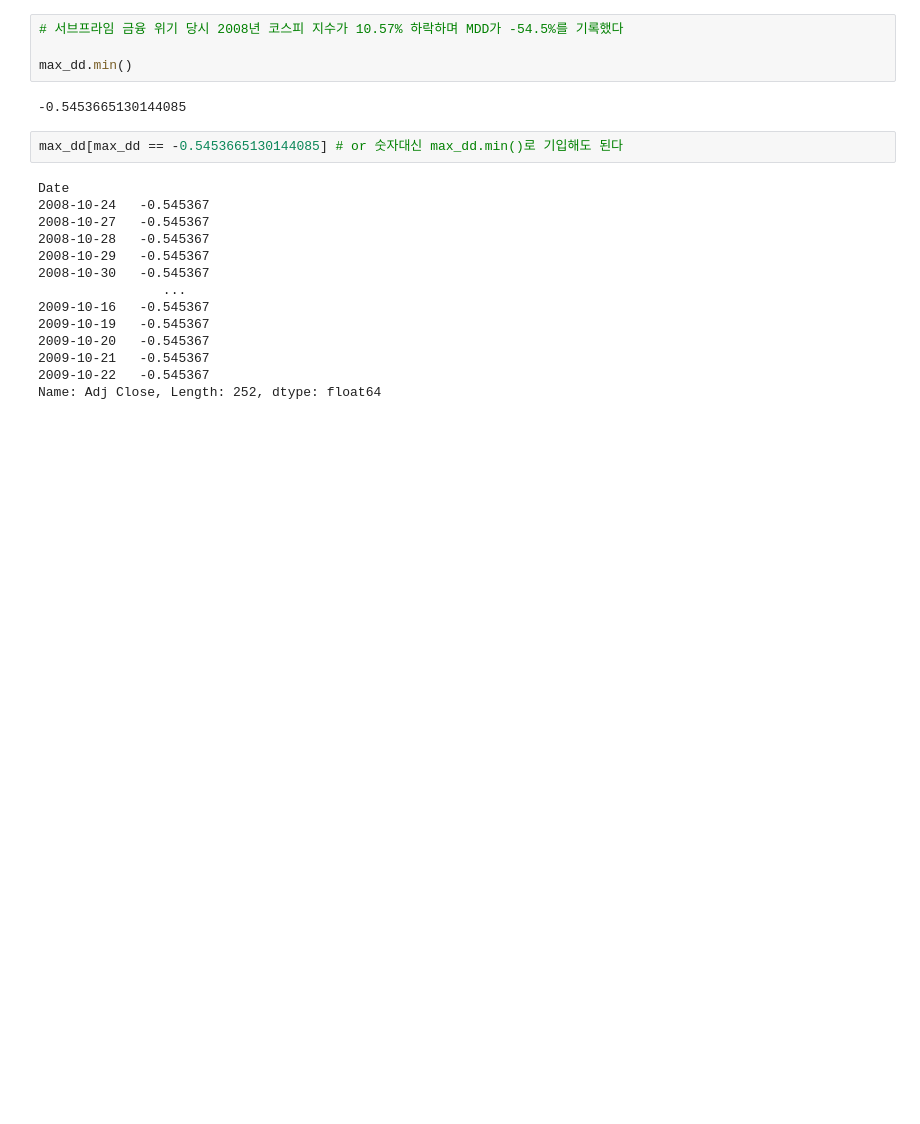
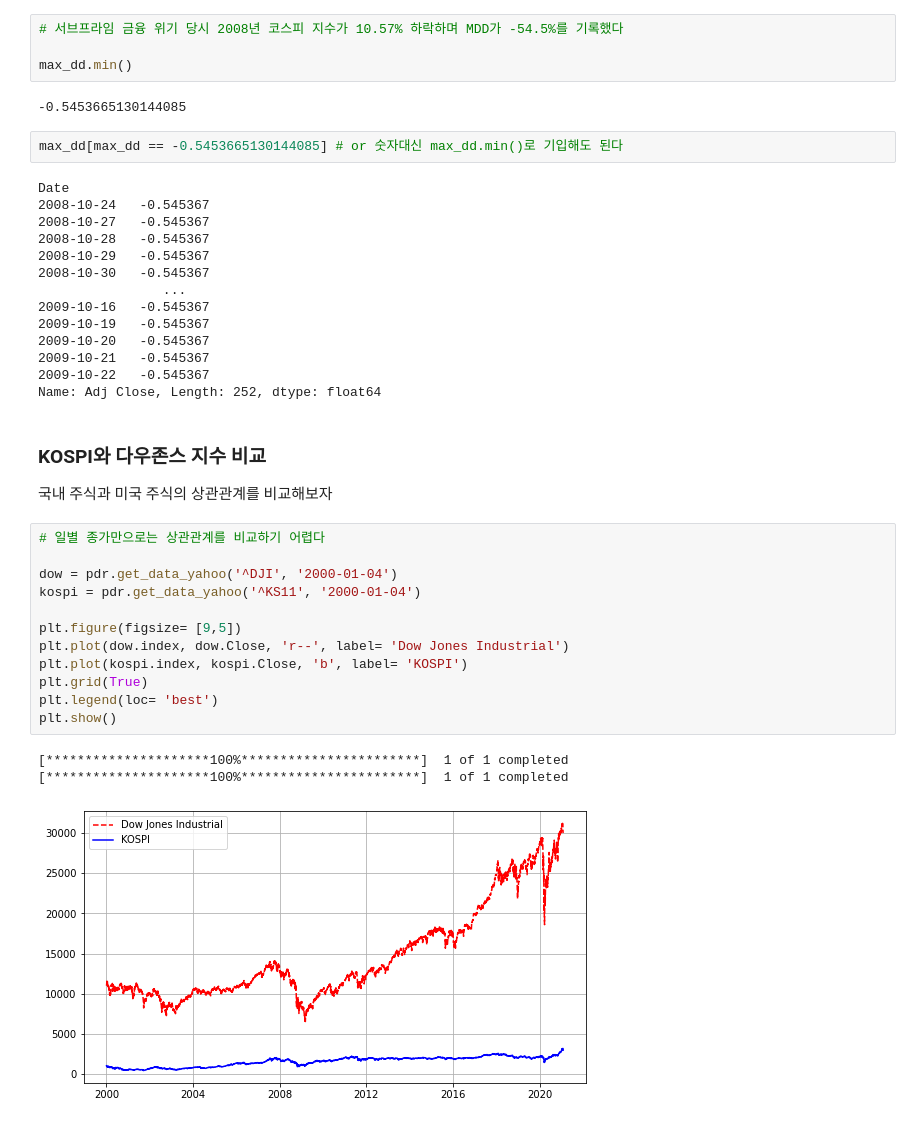
Before and after one commit to codetosign/Study, a Jupyter notebook: Securities_data_analysis.ipynb, the cells around one changed output. Cells and saved outputs as stored; diff of their text form; blank space fills up the shorter version.

```diff
--- a/Securities_data_analysis.ipynb
+++ b/Securities_data_analysis.ipynb
@@ -235,3 +238,22 @@ Date
 2009-10-21   -0.545367
 2009-10-22   -0.545367
 Name: Adj Close, Length: 252, dtype: float64
+# %% [markdown]
+### KOSPI와 다우존스 지수 비교
+국내 주식과 미국 주식의 상관관계를 비교해보자
+# %%
+# 일별 종가만으로는 상관관계를 비교하기 어렵다
+
+dow = pdr.get_data_yahoo('^DJI', '2000-01-04')
+kospi = pdr.get_data_yahoo('^KS11', '2000-01-04')
+
+plt.figure(figsize= [9,5])
+plt.plot(dow.index, dow.Close, 'r--', label= 'Dow Jones Industrial')
+plt.plot(kospi.index, kospi.Close, 'b', label= 'KOSPI')
+plt.grid(True)
+plt.legend(loc= 'best')
+plt.show()
+# %% [output]
+[*********************100%***********************]  1 of 1 completed
+[*********************100%***********************]  1 of 1 completed
+[figure, added]
```
Also changed, not shown: parts of 13 cells of this notebook.
